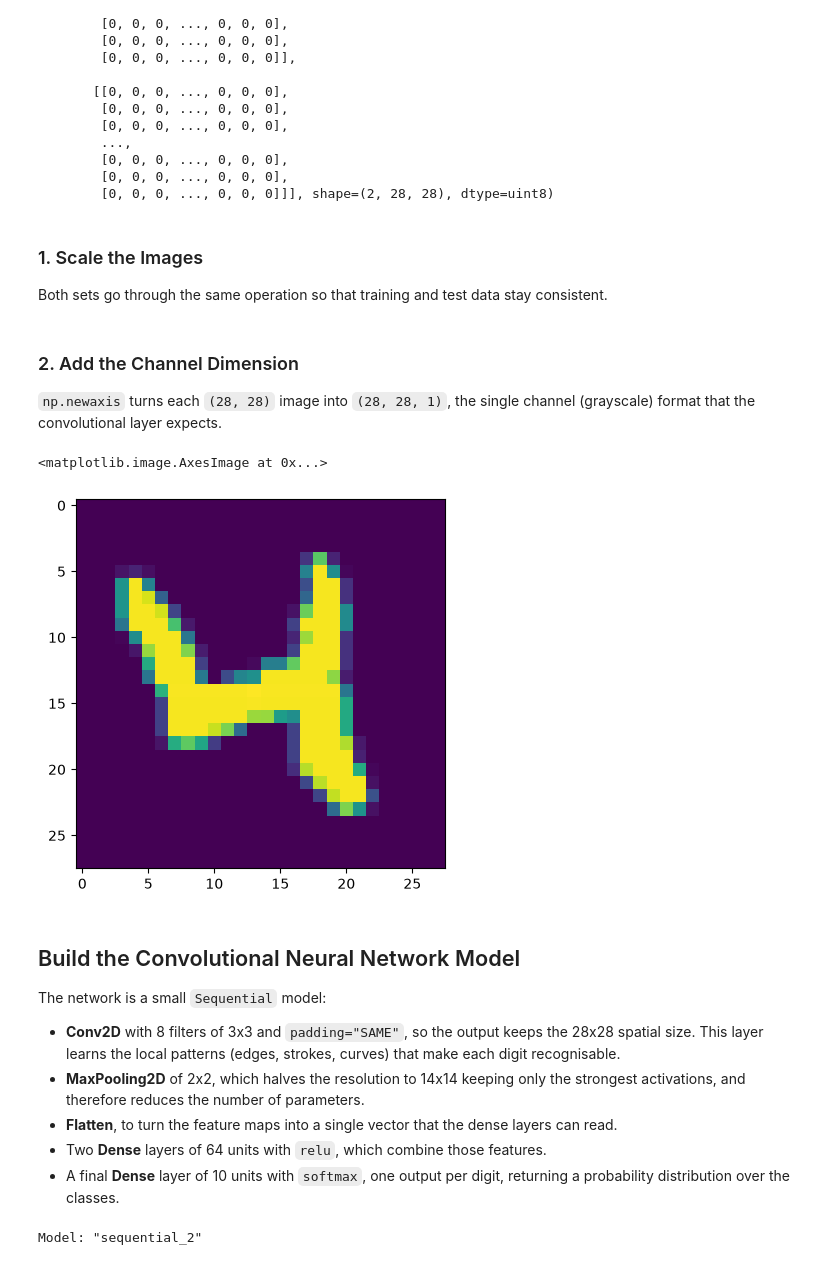
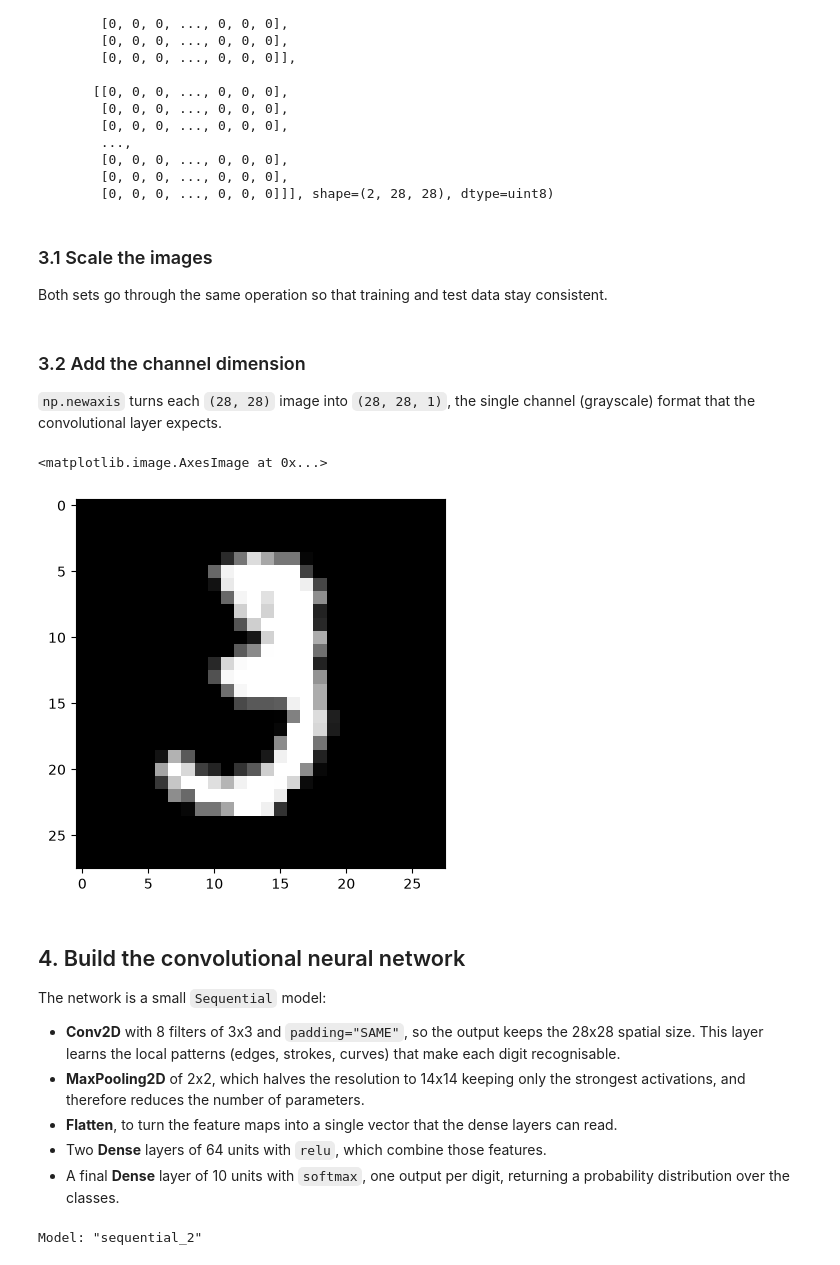
Before and after one commit to ramirezgrosas/tf2-cnn-mnist-classifier, a Jupyter notebook: mnist_cnn_classifier.ipynb, the cells around one changed output. Saved outputs shown, nothing was run; the diff lists cells and outputs as text; code cells hidden in the pictures.

Commit message:
Readme update and Image update

```diff
--- a/mnist_cnn_classifier.ipynb
+++ b/mnist_cnn_classifier.ipynb
@@ -54,7 +58,7 @@ array([[[0, 0, 0, ..., 0, 0, 0],
         [0, 0, 0, ..., 0, 0, 0],
         [0, 0, 0, ..., 0, 0, 0]]], shape=(2, 28, 28), dtype=uint8)
 # %% [markdown]
-### 1. Scale the Images
+### 3.1 Scale the images
 
 Both sets go through the same operation so that training and test data stay consistent.
 # %%
@@ -69,7 +73,7 @@ def scale_mnist_data(train_images, test_images):
 # The same transformation is applied to both sets
 scaled_train_images, scaled_test_images = scale_mnist_data(train_images, test_images)
 # %% [markdown]
-### 2. Add the Channel Dimension
+### 3.2 Add the channel dimension
 
 `np.newaxis` turns each `(28, 28)` image into `(28, 28, 1)`, the single channel (grayscale) format that the convolutional layer expects.
 # %%
@@ -78,14 +82,14 @@ scaled_train_images = scaled_train_images[..., np.newaxis]
 scaled_test_images = scaled_test_images[..., np.newaxis]
 # %%
 # Quick check that the images still look right after preprocessing
-idx = 20
+idx = 10
 image = scaled_train_images[idx]
-plt.imshow(image)
+plt.imshow(image, cmap='gray')
 # %% [output]
 <matplotlib.image.AxesImage at 0x...>
-[figure, old version]
+[figure, new version]
 # %% [markdown]
-## Build the Convolutional Neural Network Model
+## 4. Build the convolutional neural network
 
 The network is a small `Sequential` model:
 
```
Also changed, not shown: parts of 11 cells of this notebook, 1 other file.
